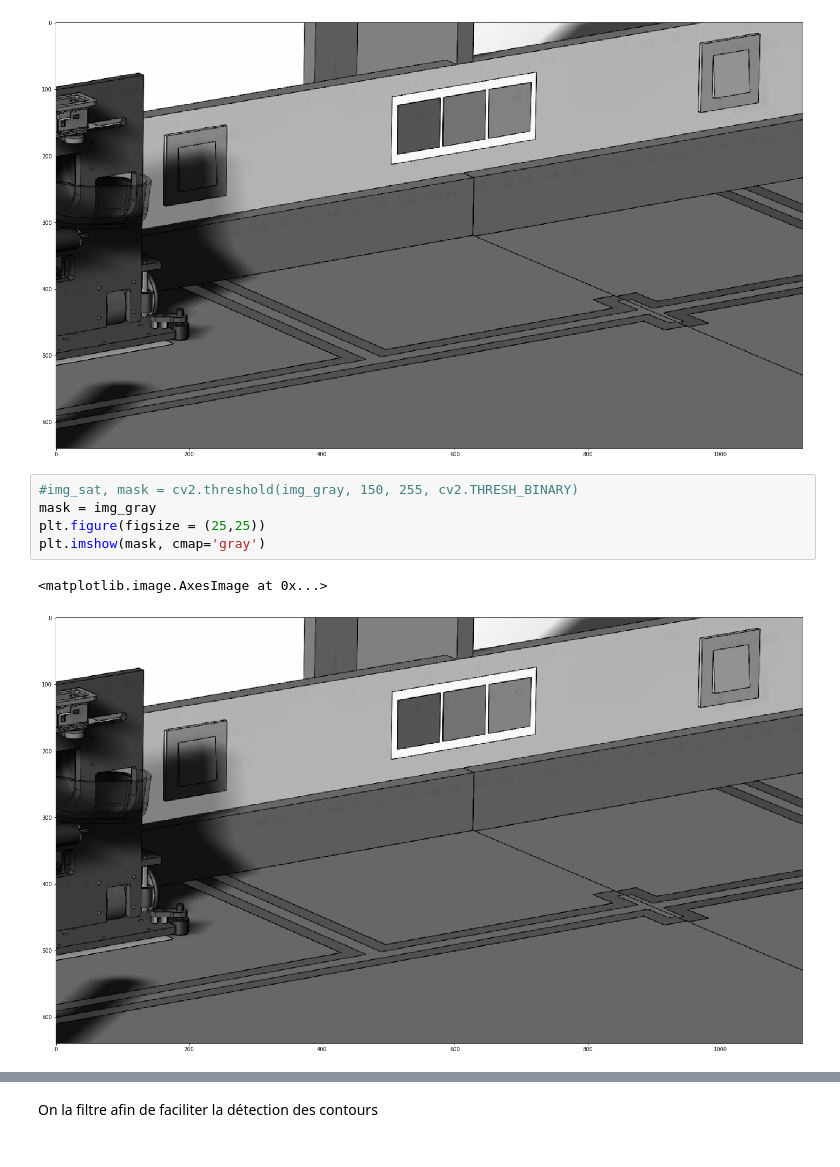
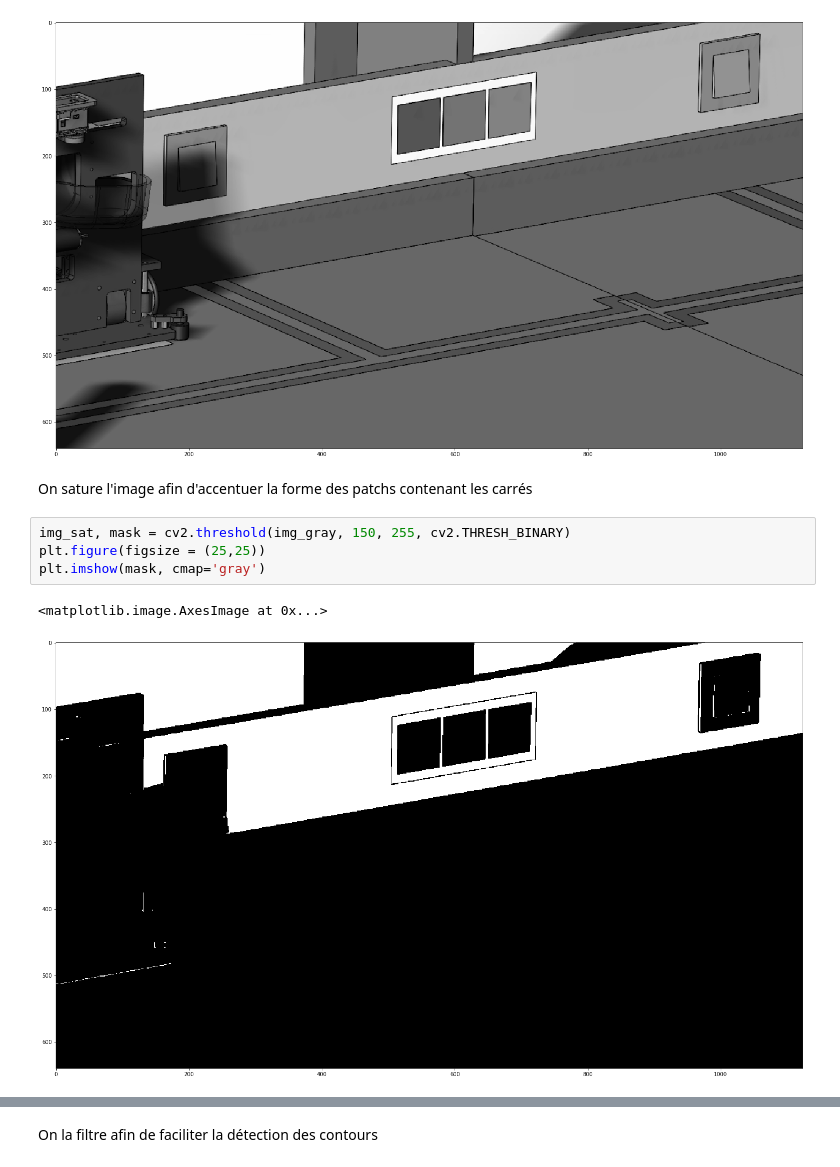
Before and after one commit to SNerduino/rectangles_extractor, a Jupyter notebook: Detecteur de sequences de couleurs sous forme de carrés.ipynb, the cells around one changed output, grey strips where cells are left out. Saved outputs shown, nothing was run; the diff lists cells and outputs as text.

```diff
--- a/Detecteur de sequences de couleurs sous forme de carrés.ipynb
+++ b/Detecteur de sequences de couleurs sous forme de carrés.ipynb
@@ -50,11 +50,12 @@ plt.imshow(img_gray, cmap='gray')
 # %% [output]
 <matplotlib.image.AxesImage at 0x...>
 [figure]
+# %% [markdown]
+On sature l'image afin d'accentuer la forme des patchs contenant les carrés
 # %%
-#img_sat, mask = cv2.threshold(img_gray, 150, 255, cv2.THRESH_BINARY)
-mask = img_gray
+img_sat, mask = cv2.threshold(img_gray, 150, 255, cv2.THRESH_BINARY)
 plt.figure(figsize = (25,25))
 plt.imshow(mask, cmap='gray')
 # %% [output]
 <matplotlib.image.AxesImage at 0x...>
-[figure, old version]
+[figure, new version]
```
Also changed, not shown: parts of 9 cells of this notebook.
